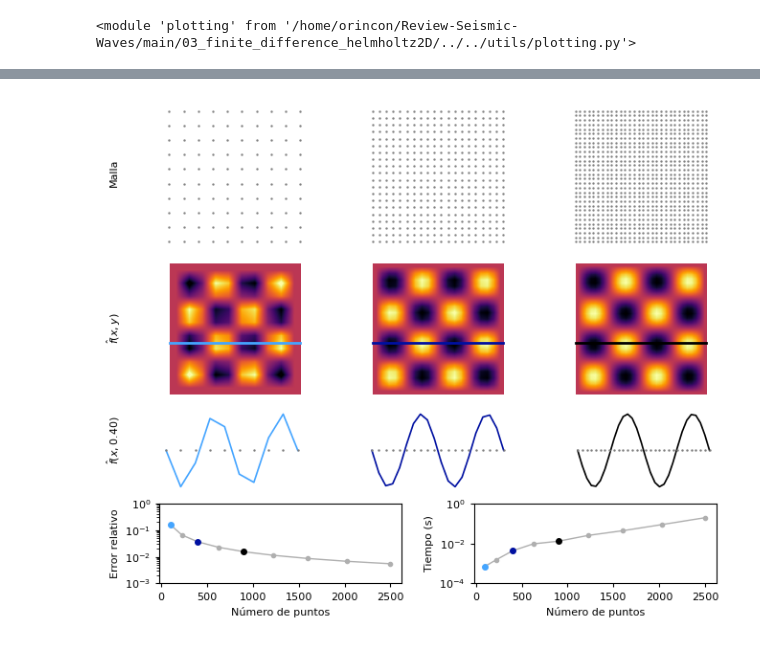
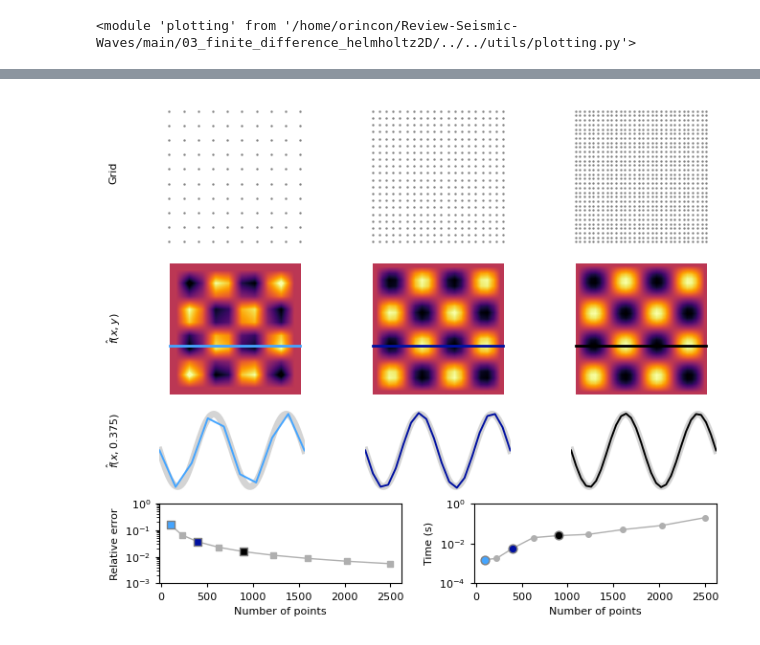
Before and after one commit to oscar-rincon/Review-Seismic-Waves, a Jupyter notebook: main/03_finite_difference_helmholtz2D/finite_difference_helmholtz2D.ipynb, the cells around one changed output, grey strips where cells are left out. Drawn from its saved outputs; the diff is of its cells as text; code cells hidden in the pictures.

```diff
--- a/main/03_finite_difference_helmholtz2D/finite_difference_helmholtz2D.ipynb
+++ b/main/03_finite_difference_helmholtz2D/finite_difference_helmholtz2D.ipynb
@@ -302,4 +200,8 @@ plt.show()
 # %%
+
+# Install scipy if missing (Jupyter magic)
+%pip install scipy -q
+
 import numpy as np
 import time
 import matplotlib.pyplot as plt
@@ -404,7 +306,7 @@ for i, N in enumerate(N_examples):
     ax.scatter(X, Y, color='tab:gray', s=0.5)
     ax.set_aspect("equal", adjustable="box")
     ax.axis("off")
-fig.text(0.055, 0.77, r"Malla", fontsize=8, va="center", ha="left", rotation=90)
+fig.text(0.055, 0.77, r"Grid", fontsize=8, va="center", ha="left", rotation=90)
 
 # === Row 1: 2D contours ===
 gs_top = outer_gs[1].subgridspec(1, 3, wspace=0.35, hspace=0.00)
@@ -423,7 +325,7 @@ for i, (N, color) in enumerate(zip(N_examples, colors)):
     border_mask = (X == 0) | (X == 1) | (Y == 0) | (Y == 1)
     #ax.scatter(X[border_mask], Y[border_mask], color="tab:gray", s=3, zorder=2)
 
-    y_line = 0.40
+    y_line = 0.375
     ax.plot(X[:, 0], np.full_like(X[:, 0], y_line), color=color, lw=2, zorder=3)
 
     ax.set_xlim(-0.02, 1.02)
@@ -437,44 +339,66 @@ fig.text(0.05, 0.52, r"$\hat{f}(x,y)$", fontsize=8, va="center", ha="left", rota
 # === Row 2: 1D slices ===
 gs_mid = outer_gs[2].subgridspec(1, 3, wspace=0.42, hspace=0.00)
 
-
 for i, (N, color) in enumerate(zip(N_examples, colors)):
     ax = fig.add_subplot(gs_mid[0, i])
     X, Y, F = results[N]
-    idx_mid = np.argmin(np.abs(Y[0, :] - 0.40))
-    ax.plot(X[:, idx_mid], F[:, idx_mid], '-', color=color, lw=1.2)
-    ax.plot(X[:, idx_mid], np.zeros_like(X[:, idx_mid]), '.', color='tab:gray', markersize=1.5)
-    #ax.set_ylim(-2.0, 2.0)
-    ax.axis('off')
+    idx_mid = np.argmin(np.abs(Y[0, :] - 0.375))
+    x_line = X[:, idx_mid]
+
+    # Solución analítica (evaluada en 100 puntos)
+    x_dense = np.linspace(0, 1, 100)
+    y_dense = np.full_like(x_dense, 0.375)
+    f_true_dense = f_exact(x_dense, y_dense)
+    ax.plot(x_dense, f_true_dense, '-', color="#D4D4D4", lw=5.0, label="Analítico")
+
+    # Predicción numérica (PINN)
+    ax.plot(x_line, F[:, idx_mid], '-', color=color, lw=1.4, label="Numérico")
+
+
+    # Límites y estilo
+    ax.set_xlim(0, 1)
+    ax.set_ylim(-1.1, 1.1)
+    ax.axis("off")
 
 # Anotación lateral para cortes 1D
-fig.text(0.05, 0.34, r"$\hat{f}(x,0.40)$", fontsize=8, va="center", ha="left", rotation=90)
+fig.text(0.05, 0.34, r"$\hat{f}(x,0.375)$", fontsize=8, va="center", ha="left", rotation=90)
+
 
 # === Row 3: Error and time ===
-
 gs_bottom = outer_gs[3].subgridspec(1, 2, wspace=0.30, hspace=0.0)
 ax_errN = fig.add_subplot(gs_bottom[0, 0])
 ax_errT = fig.add_subplot(gs_bottom[0, 1])
 
-ax_errN.plot(np.array(N_values)**2, relative_errors, '.-', lw=1, color='#AFAFAF')
+# --- Error vs N² ---
+ax_errN.plot(np.array(N_values)**2, relative_errors, '-', lw=1, color='#AFAFAF',
+             marker='s', markersize=4, label="Relative error")  # línea + cuadrados
 for N, color in zip(N_examples, colors):
     idx = N_values.index(N)
-    ax_errN.plot(N_values[idx]**2, relative_errors[idx], '.', color=color, markersize=8)
-ax_errN.set_xlabel('Número de puntos')
-ax_errN.set_ylabel('Error relativo')
+    ax_errN.scatter(N_values[idx]**2, relative_errors[idx],
+                    color=color, marker='s', s=40, edgecolor='gray', zorder=3)
+
+ax_errN.set_xlabel('Number of points')
+ax_errN.set_ylabel('Relative error')
 ax_errN.set_yscale('log')
 ax_errN.set_ylim(top=1e0, bottom=1e-3)
+#ax_errN.legend(fontsize=7)
 
-ax_errT.plot(np.array(N_values)**2, times, '.-', lw=1, color='#AFAFAF')
+# --- Time vs N² ---
+ax_errT.plot(np.array(N_values)**2, times, '-', lw=1, color='#AFAFAF',
+             marker='o', markersize=4, label="Time")  # línea + círculos
 for N, color in zip(N_examples, colors):
     idx = N_values.index(N)
-    ax_errT.plot(N_values[idx]**2, times[idx], '.', color=color, markersize=8)
-ax_errT.set_xlabel('Número de puntos')
-ax_errT.set_ylabel('Tiempo (s)')
+    ax_errT.scatter(N_values[idx]**2, times[idx],
+                    color=color, marker='o', s=40, edgecolor='gray', zorder=3)
+
+ax_errT.set_xlabel('Number of points')
+ax_errT.set_ylabel('Time (s)')
 ax_errT.set_yscale('log')
 ax_errT.set_ylim(top=1e0, bottom=1e-4)
+#ax_errT.legend(fontsize=7)
 
-plt.savefig("figs/helmholtz2D_convergence.svg", dpi=150, bbox_inches='tight')
-plt.savefig("figs/helmholtz2D_convergence.pdf", dpi=150, bbox_inches='tight')
+# --- Save and show ---
+plt.savefig("figs/helmholtz2D_convergence_eng.svg", dpi=150, bbox_inches='tight')
+plt.savefig("figs/helmholtz2D_convergence_eng.pdf", dpi=150, bbox_inches='tight')
 plt.show()
 # %% [output]
@@ -489,2 +414,2 @@ N= 45 | Error Relativo = 6.779e-03 | Tiempo = 0.088s
 N= 50 | Error Relativo = 5.479e-03 | Tiempo = 0.196s
-[figure, old version]
+[figure, new version]
```
Also changed, not shown: parts of 4 cells of this notebook, 54 other files.
